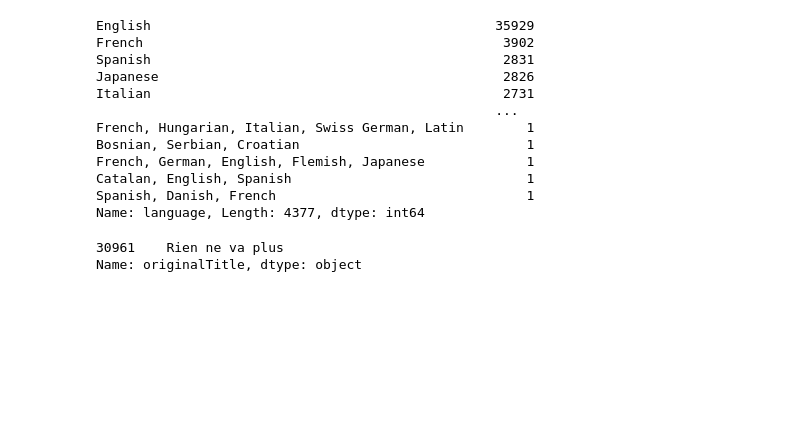
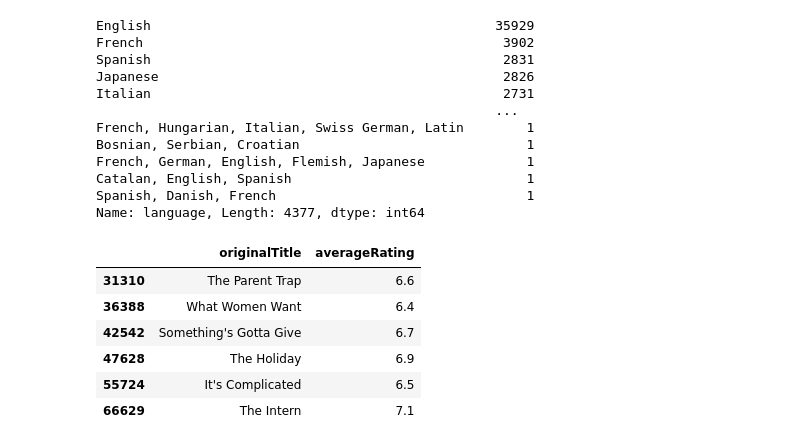
Before and after one commit to Abed221/IMDB-Recommendation-System, a Jupyter notebook: IMDB_REC.ipynb, the cells around one changed output. Cells and saved outputs as stored; diff of their text form; code cells hidden in the pictures; blank space fills up the shorter version.

```diff
--- a/IMDB_REC.ipynb
+++ b/IMDB_REC.ipynb
@@ -255,8 +244,13 @@ French, German, English, Flemish, Japanese             1
 Catalan, English, Spanish                              1
 Spanish, Danish, French                                1
 Name: language, Length: 4377, dtype: int64
-# %%
-movies[movies['language']==( "French, Hungarian, Italian, Swiss German, Latin")]['originalTitle']
-# %% [output]
-30961    Rien ne va plus
-Name: originalTitle, dtype: object
+# %%
+movies[movies['directors']==( "nm0583600")][['originalTitle', 'averageRating']]
+# %% [output]
+|  | originalTitle | averageRating |
+| 31310 | The Parent Trap | 6.6 |
+| 36388 | What Women Want | 6.4 |
+| 42542 | Something's Gotta Give | 6.7 |
+| 47628 | The Holiday | 6.9 |
+| 55724 | It's Complicated | 6.5 |
+| 66629 | The Intern | 7.1 |
```
Also changed, not shown: parts of 29 cells of this notebook.
